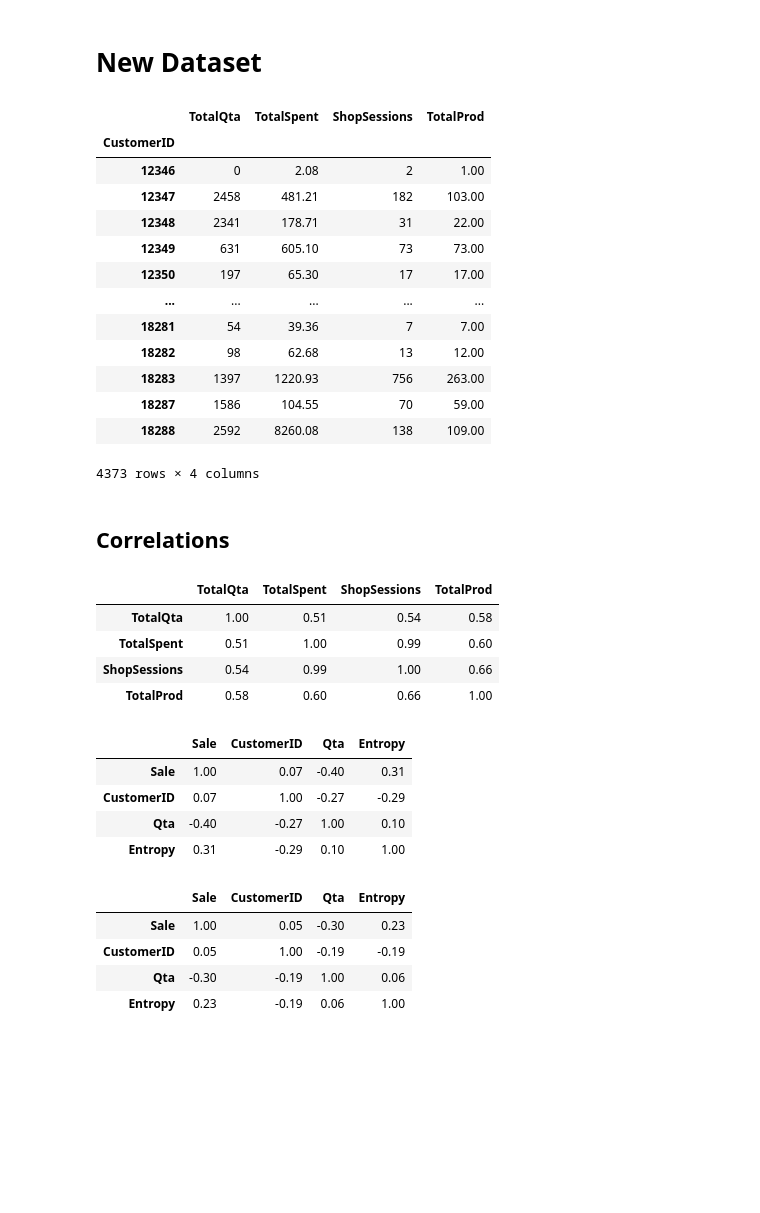
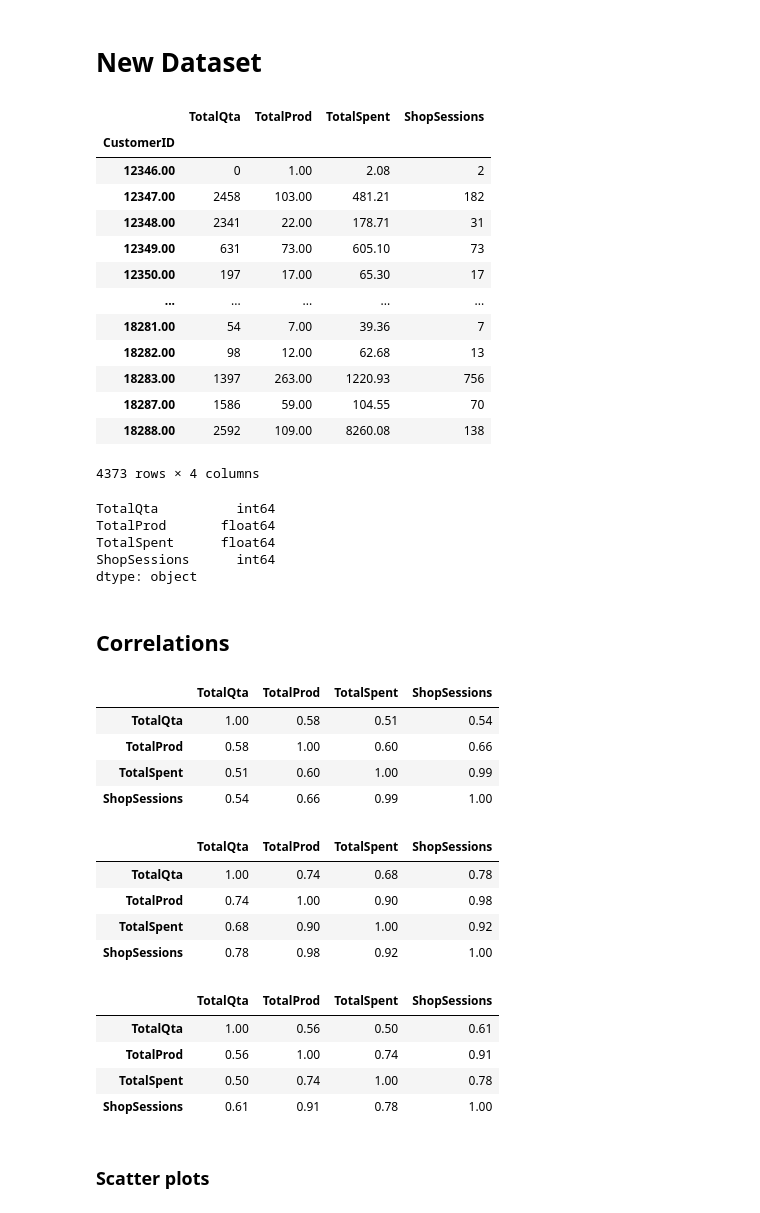
Before and after one commit to dilettagoglia/DataMining, a Jupyter notebook: Task1.ipynb, the cells around one changed output. Drawn from its saved outputs; the diff is of its cells as text; code cells hidden in the pictures; blank space fills up the shorter version.

```diff
--- a/Task1.ipynb
+++ b/Task1.ipynb
@@ -535,3 +526,0 @@ dtype('float64')
-# %%
-df.CustomerID = df.CustomerID.astype(float)
-df.CustomerID.head()
@@ -545,3 +526,0 @@ Name: CustomerID, dtype: float64
-# %%
-df.CustomerID = df.CustomerID.astype(int)
-df.CustomerID.head()
@@ -1247,19 +1205,27 @@ customers['ShopSessions'] = shopping_sess.BasketID
 # %%
 customers
 # %% [output]
-|  | TotalQta | TotalSpent | ShopSessions | TotalProd |
+|  | TotalQta | TotalProd | TotalSpent | ShopSessions |
 | CustomerID |  |  |  |  |
-| 12346 | 0 | 2.08 | 2 | 1.00 |
-| 12347 | 2458 | 481.21 | 182 | 103.00 |
-| 12348 | 2341 | 178.71 | 31 | 22.00 |
-| 12349 | 631 | 605.10 | 73 | 73.00 |
-| 12350 | 197 | 65.30 | 17 | 17.00 |
+| 12346.00 | 0 | 1.00 | 2.08 | 2 |
+| 12347.00 | 2458 | 103.00 | 481.21 | 182 |
+| 12348.00 | 2341 | 22.00 | 178.71 | 31 |
+| 12349.00 | 631 | 73.00 | 605.10 | 73 |
+| 12350.00 | 197 | 17.00 | 65.30 | 17 |
 | ... | ... | ... | ... | ... |
-| 18281 | 54 | 39.36 | 7 | 7.00 |
-| 18282 | 98 | 62.68 | 13 | 12.00 |
-| 18283 | 1397 | 1220.93 | 756 | 263.00 |
-| 18287 | 1586 | 104.55 | 70 | 59.00 |
-| 18288 | 2592 | 8260.08 | 138 | 109.00 |
+| 18281.00 | 54 | 7.00 | 39.36 | 7 |
+| 18282.00 | 98 | 12.00 | 62.68 | 13 |
+| 18283.00 | 1397 | 263.00 | 1220.93 | 756 |
+| 18287.00 | 1586 | 59.00 | 104.55 | 70 |
+| 18288.00 | 2592 | 109.00 | 8260.08 | 138 |
 4373 rows × 4 columns
+# %%
+customers.dtypes
+# %% [output]
+TotalQta          int64
+TotalProd       float64
+TotalSpent      float64
+ShopSessions      int64
+dtype: object
 # %%
 # Exporting the new dataset in CSV format
@@ -1269,24 +1235,26 @@ customers.to_csv(r'customers.csv', index = False)
 # %%
 customers.corr()
 # %% [output]
-|  | TotalQta | TotalSpent | ShopSessions | TotalProd |
-| TotalQta | 1.00 | 0.51 | 0.54 | 0.58 |
-| TotalSpent | 0.51 | 1.00 | 0.99 | 0.60 |
-| ShopSessions | 0.54 | 0.99 | 1.00 | 0.66 |
-| TotalProd | 0.58 | 0.60 | 0.66 | 1.00 |
+|  | TotalQta | TotalProd | TotalSpent | ShopSessions |
+| TotalQta | 1.00 | 0.58 | 0.51 | 0.54 |
+| TotalProd | 0.58 | 1.00 | 0.60 | 0.66 |
+| TotalSpent | 0.51 | 0.60 | 1.00 | 0.99 |
+| ShopSessions | 0.54 | 0.66 | 0.99 | 1.00 |
 # %%
-df.corr(method='spearman')
+customers.corr(method='spearman')
 # %% [output]
-|  | Sale | CustomerID | Qta | Entropy |
-| Sale | 1.00 | 0.07 | -0.40 | 0.31 |
-| CustomerID | 0.07 | 1.00 | -0.27 | -0.29 |
-| Qta | -0.40 | -0.27 | 1.00 | 0.10 |
-| Entropy | 0.31 | -0.29 | 0.10 | 1.00 |
+|  | TotalQta | TotalProd | TotalSpent | ShopSessions |
+| TotalQta | 1.00 | 0.74 | 0.68 | 0.78 |
+| TotalProd | 0.74 | 1.00 | 0.90 | 0.98 |
+| TotalSpent | 0.68 | 0.90 | 1.00 | 0.92 |
+| ShopSessions | 0.78 | 0.98 | 0.92 | 1.00 |
 # %%
-df.corr(method='kendall')
+customers.corr(method='kendall')
 # %% [output]
-|  | Sale | CustomerID | Qta | Entropy |
-| Sale | 1.00 | 0.05 | -0.30 | 0.23 |
-| CustomerID | 0.05 | 1.00 | -0.19 | -0.19 |
-| Qta | -0.30 | -0.19 | 1.00 | 0.06 |
-| Entropy | 0.23 | -0.19 | 0.06 | 1.00 |
+|  | TotalQta | TotalProd | TotalSpent | ShopSessions |
+| TotalQta | 1.00 | 0.56 | 0.50 | 0.61 |
+| TotalProd | 0.56 | 1.00 | 0.74 | 0.91 |
+| TotalSpent | 0.50 | 0.74 | 1.00 | 0.78 |
+| ShopSessions | 0.61 | 0.91 | 0.78 | 1.00 |
+# %% [markdown]
+### Scatter plots
```
Also changed, not shown: parts of 23 cells of this notebook.
